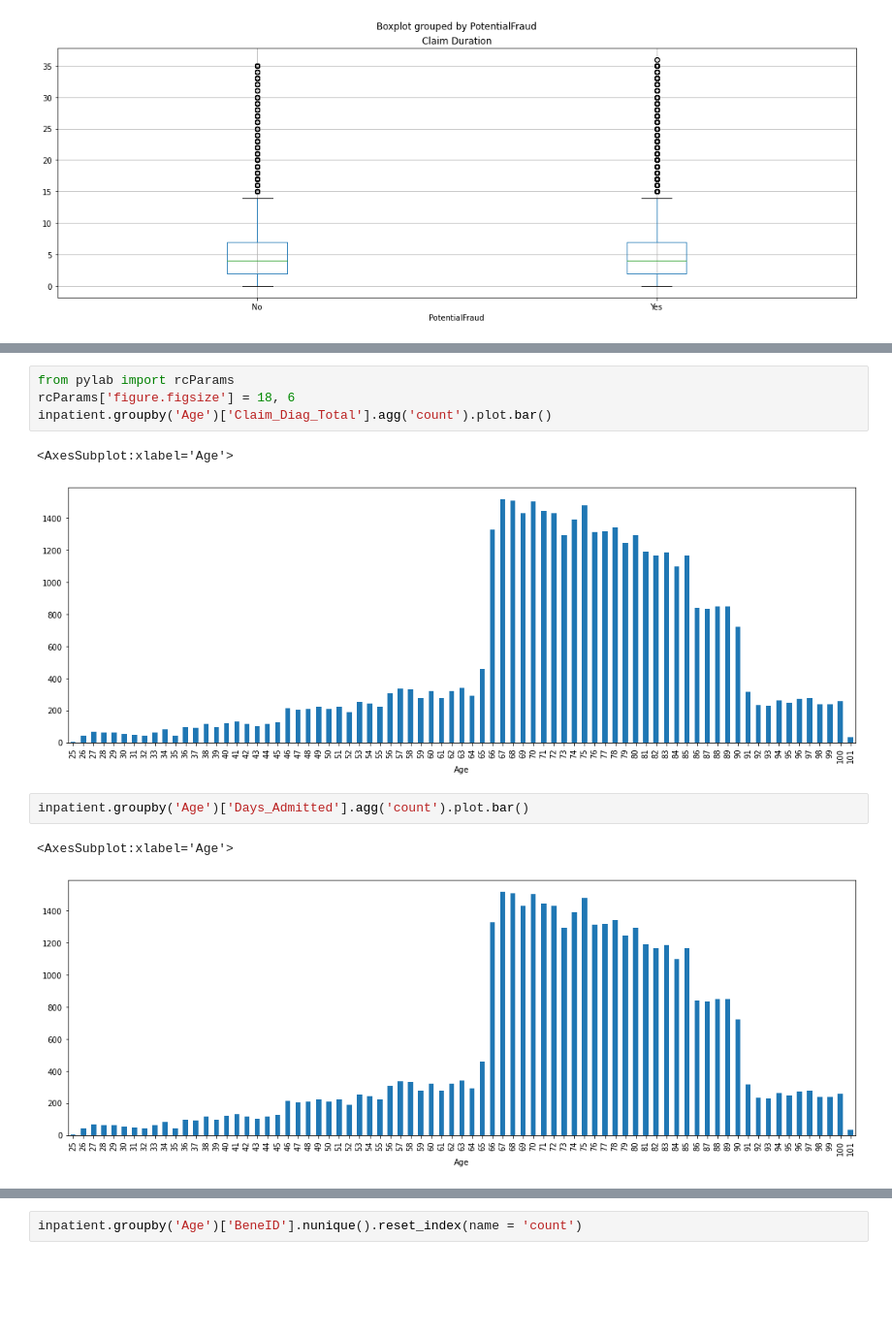
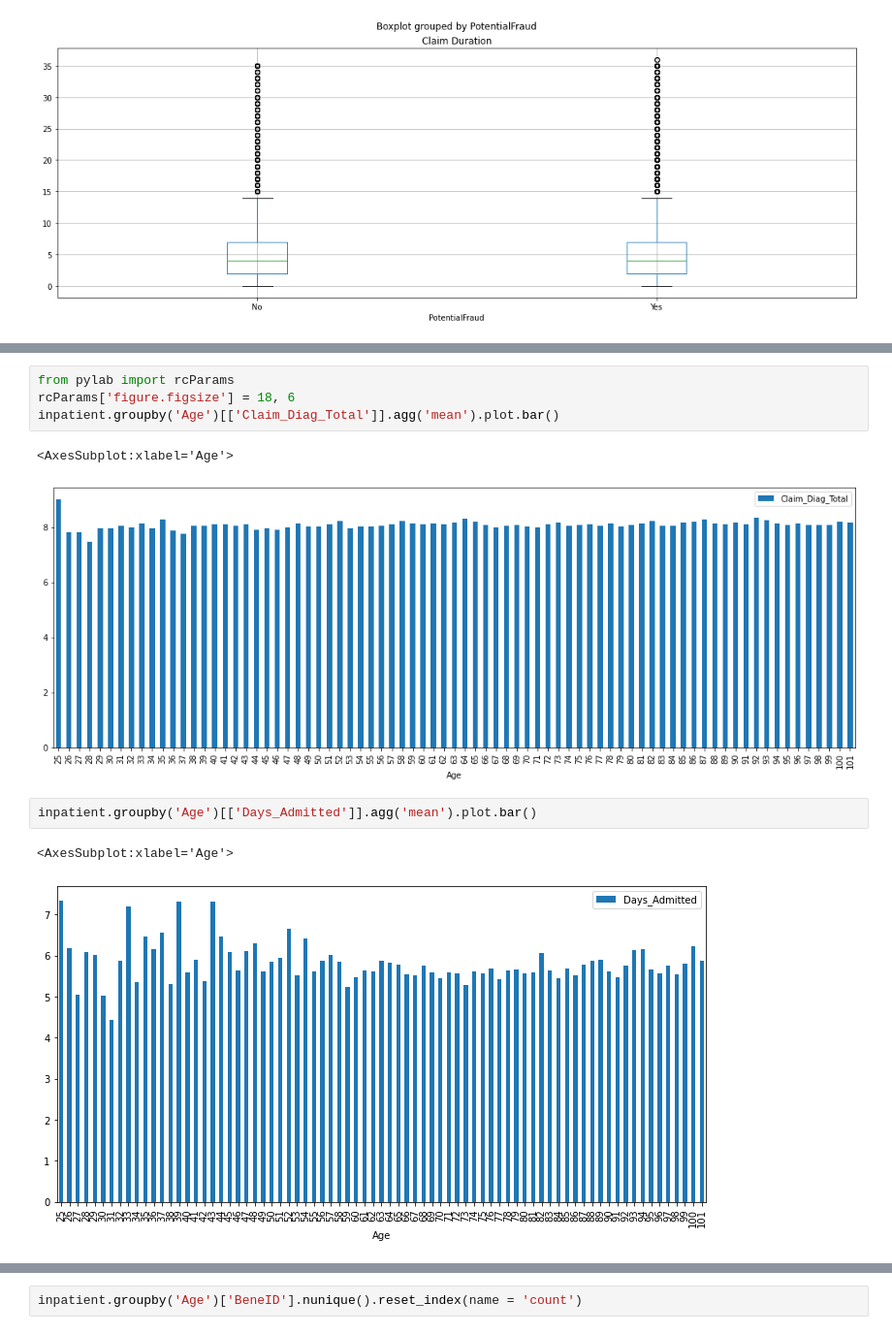
Before and after one commit to hedgekim/Healthcare-Fraud, a Jupyter notebook: Healthcare Fraud.ipynb, the cells around one changed output, grey strips where cells are left out. Shown at 97% size. Cells and saved outputs as stored; diff of their text form; blank space fills up the shorter version.

```diff
--- a/Healthcare Fraud.ipynb
+++ b/Healthcare Fraud.ipynb
@@ -314,12 +314,12 @@ inpatient.groupby('Age')['Claim_Procedure_Total'].agg('count').plot.bar()
 # %%
 from pylab import rcParams
 rcParams['figure.figsize'] = 18, 6
-inpatient.groupby('Age')['Claim_Diag_Total'].agg('count').plot.bar()
+inpatient.groupby('Age')[['Claim_Diag_Total']].agg('mean').plot.bar()
 # %% [output]
 <AxesSubplot:xlabel='Age'>
-[figure, old version]
+[figure, new version]
 # %%
-inpatient.groupby('Age')['Days_Admitted'].agg('count').plot.bar()
+inpatient.groupby('Age')[['Days_Admitted']].agg('mean').plot.bar()
 # %% [output]
 <AxesSubplot:xlabel='Age'>
-[figure, old version]
+[figure, new version]
```
Also changed, not shown: parts of 22 cells of this notebook.
